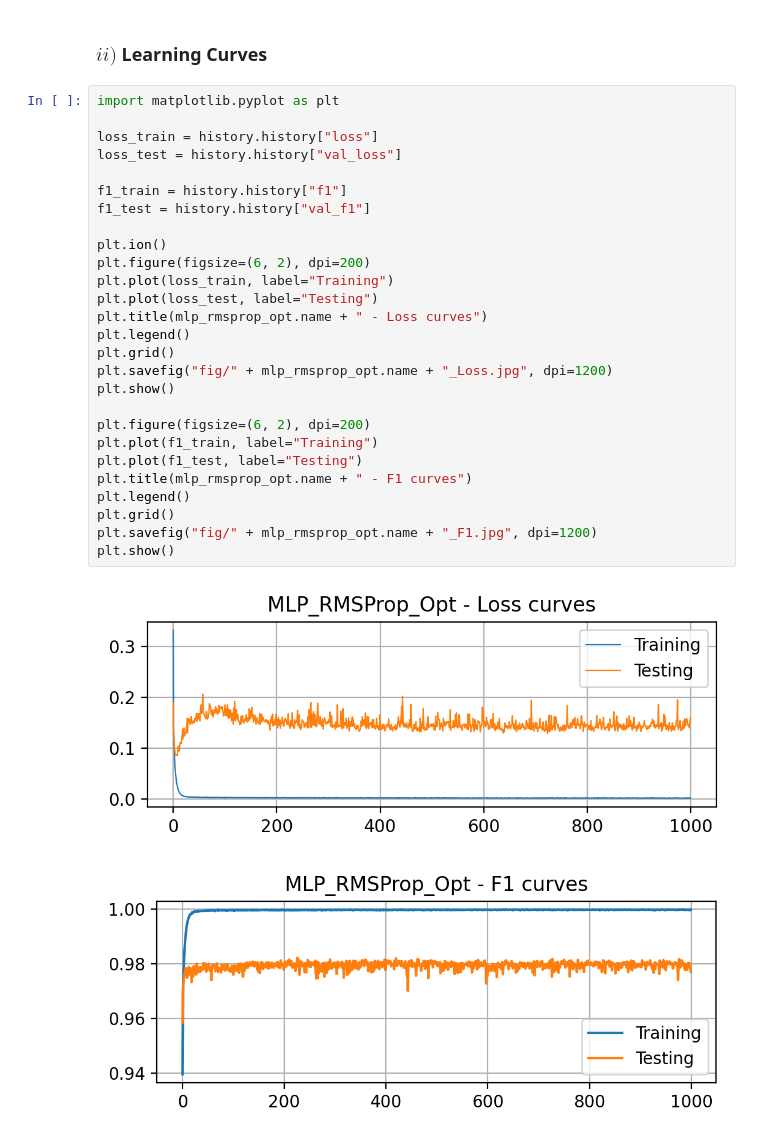
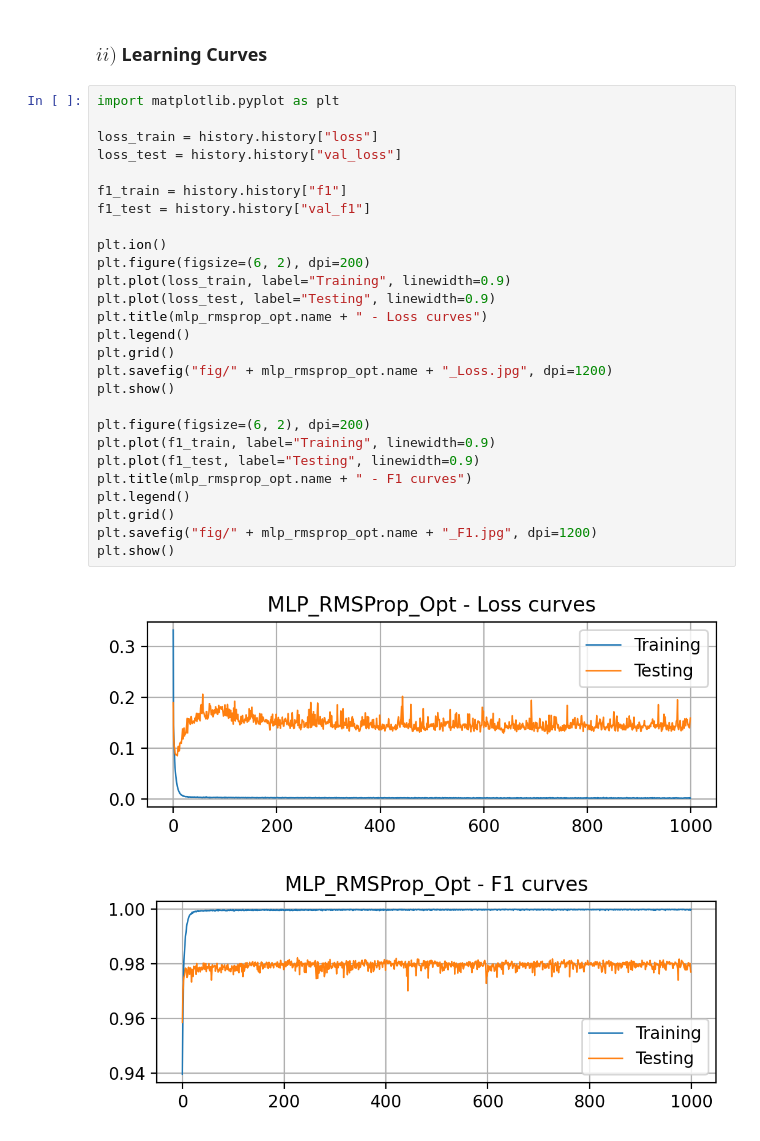
Before and after one commit to georgegito/mlp-class, a Jupyter notebook: mlp_class_fine_tunning.ipynb, the cells around one changed output. Cells and saved outputs as stored; diff of their text form.

Commit message:
Change linewidth

```diff
--- a/mlp_class_fine_tunning.ipynb
+++ b/mlp_class_fine_tunning.ipynb
@@ -230,30 +230,30 @@ F1 = 0.9768571428571429
 # %%
 import matplotlib.pyplot as plt
 
 loss_train = history.history["loss"]
 loss_test = history.history["val_loss"]
 
 f1_train = history.history["f1"]
 f1_test = history.history["val_f1"]
 
 plt.ion()
 plt.figure(figsize=(6, 2), dpi=200)
-plt.plot(loss_train, label="Training")
-plt.plot(loss_test, label="Testing")
+plt.plot(loss_train, label="Training", linewidth=0.9)
+plt.plot(loss_test, label="Testing", linewidth=0.9)
 plt.title(mlp_rmsprop_opt.name + " - Loss curves")
 plt.legend()
 plt.grid()
 plt.savefig("fig/" + mlp_rmsprop_opt.name + "_Loss.jpg", dpi=1200)
 plt.show()
 
 plt.figure(figsize=(6, 2), dpi=200)
-plt.plot(f1_train, label="Training")
-plt.plot(f1_test, label="Testing")
+plt.plot(f1_train, label="Training", linewidth=0.9)
+plt.plot(f1_test, label="Testing", linewidth=0.9)
 plt.title(mlp_rmsprop_opt.name + " - F1 curves")
 plt.legend()
 plt.grid()
 plt.savefig("fig/" + mlp_rmsprop_opt.name + "_F1.jpg", dpi=1200)
 plt.show()
 # %% [output]
 [figure]
-[figure, old version]
+[figure, new version]
```
